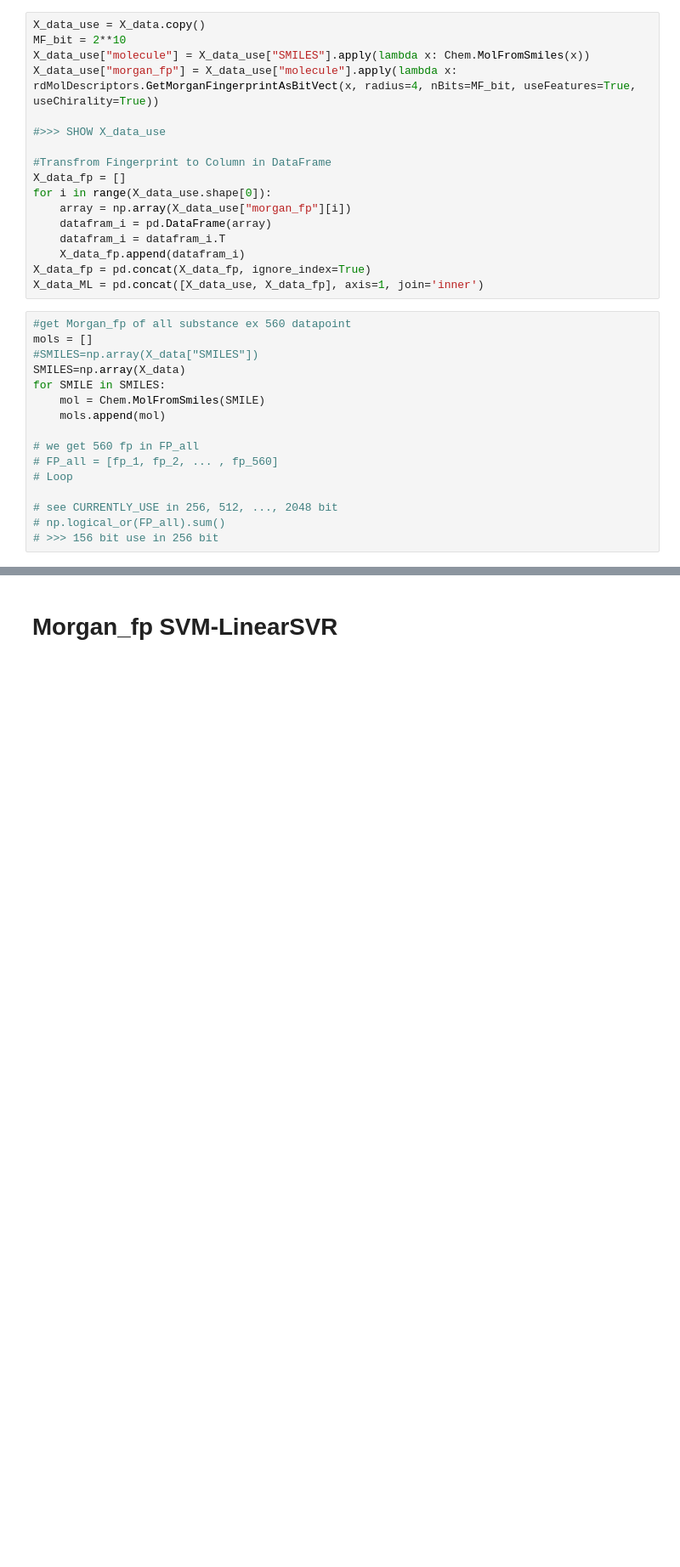
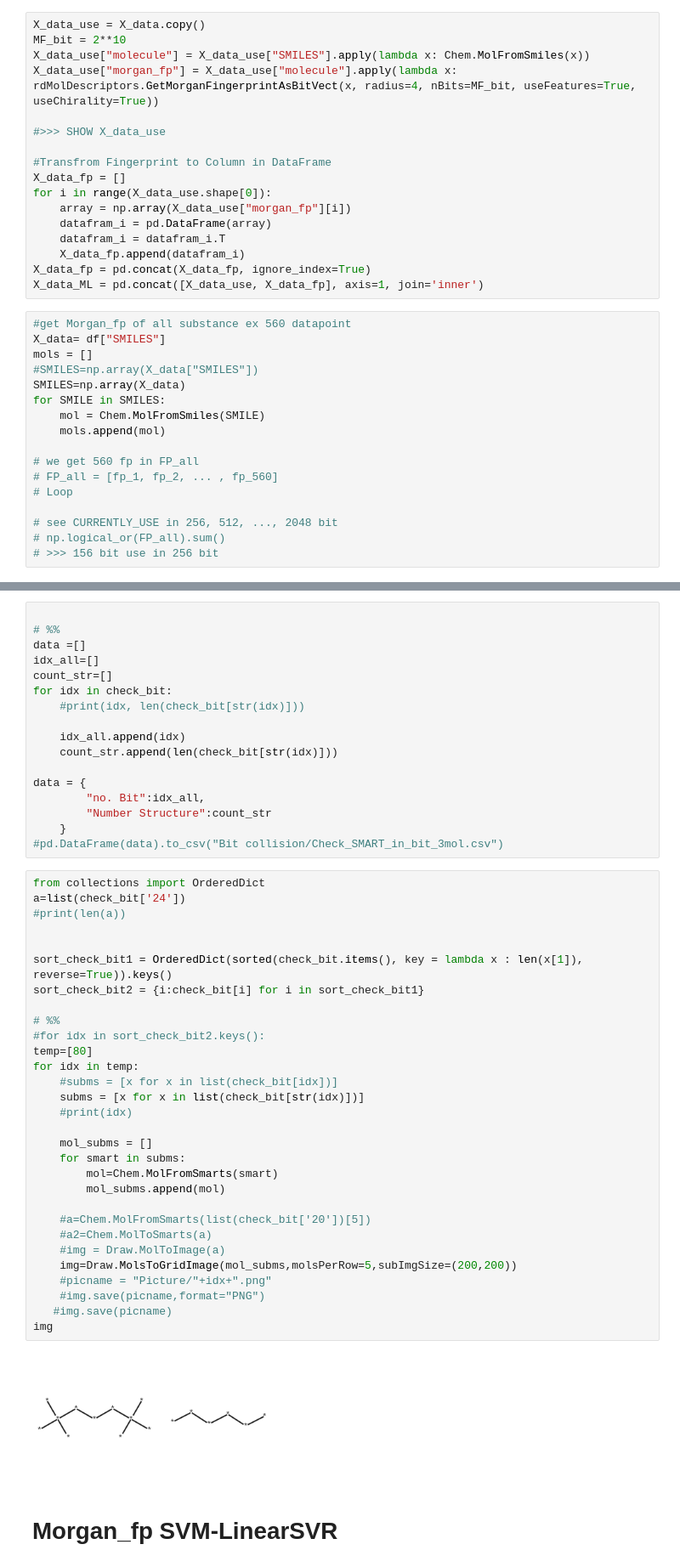
Before and after one commit to Sawahiko/SMILE_to_Feature, a Jupyter notebook: MainFile.ipynb, the cells around one changed output, grey strips where cells are left out. Shown at 85% size. Cells and saved outputs as stored; diff of their text form; blank space fills up the shorter version.

```diff
--- a/MainFile.ipynb
+++ b/MainFile.ipynb
@@ -318,6 +318,7 @@ X_data_fp = pd.concat(X_data_fp, ignore_index=True)
 X_data_ML = pd.concat([X_data_use, X_data_fp], axis=1, join='inner')
 # %%
 #get Morgan_fp of all substance ex 560 datapoint
+X_data= df["SMILES"]
 mols = []
 #SMILES=np.array(X_data["SMILES"])
 SMILES=np.array(X_data)
@@ -421,3 +614,52 @@ fig1.savefig('Picture/my_figure.png', format='png')
+# %%
+
+# %%
+data =[]
+idx_all=[]
+count_str=[]
+for idx in check_bit:
+    #print(idx, len(check_bit[str(idx)]))
+
+    idx_all.append(idx)
+    count_str.append(len(check_bit[str(idx)]))
+
+data = {
+        "no. Bit":idx_all,
+        "Number Structure":count_str
+    }
+#pd.DataFrame(data).to_csv("Bit collision/Check_SMART_in_bit_3mol.csv")
+# %%
+from collections import OrderedDict
+a=list(check_bit['24'])
+#print(len(a))
+
+
+sort_check_bit1 = OrderedDict(sorted(check_bit.items(), key = lambda x : len(x[1]), reverse=True)).keys()
+sort_check_bit2 = {i:check_bit[i] for i in sort_check_bit1}
+
+# %%
+#for idx in sort_check_bit2.keys():
+temp=[80]
+for idx in temp:
+    #subms = [x for x in list(check_bit[idx])]
+    subms = [x for x in list(check_bit[str(idx)])]
+    #print(idx)
+
+    mol_subms = []
+    for smart in subms:
+        mol=Chem.MolFromSmarts(smart)
+        mol_subms.append(mol)
+
+    #a=Chem.MolFromSmarts(list(check_bit['20'])[5])
+    #a2=Chem.MolToSmarts(a)
+    #img = Draw.MolToImage(a)
+    img=Draw.MolsToGridImage(mol_subms,molsPerRow=5,subImgSize=(200,200))
+    #picname = "Picture/"+idx+".png"
+    #img.save(picname,format="PNG")
+   #img.save(picname)
+img
+# %% [output]
+[figure, added]
 # %% [markdown]
 # Morgan_fp SVM-LinearSVR
 # %%
```
Also changed, not shown: parts of 27 cells of this notebook, 10 other files.
